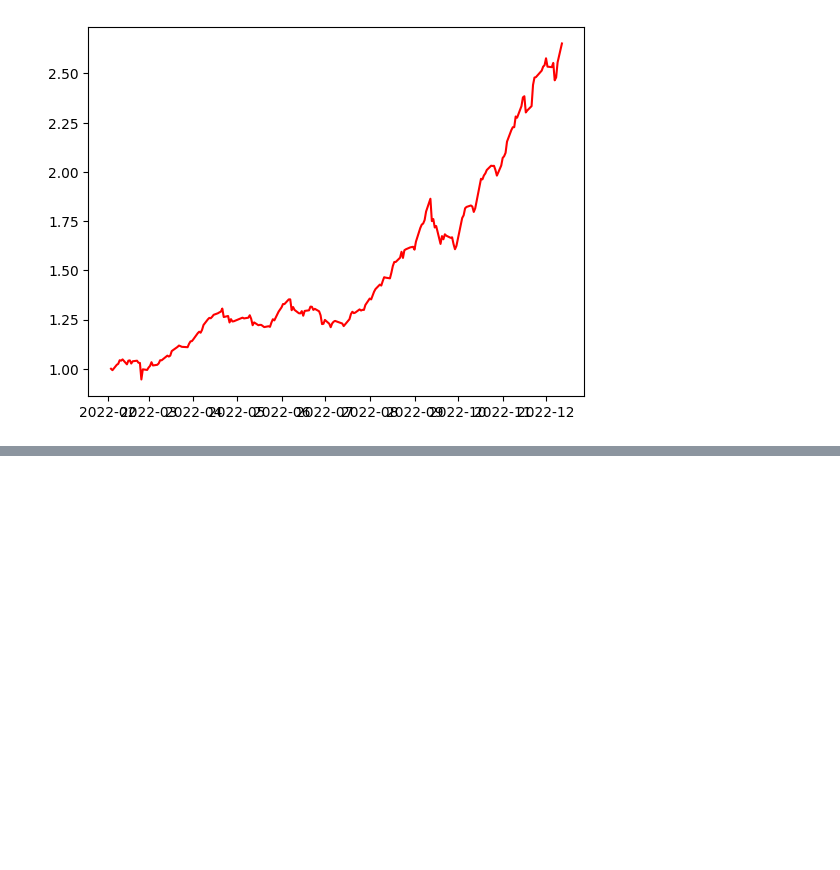
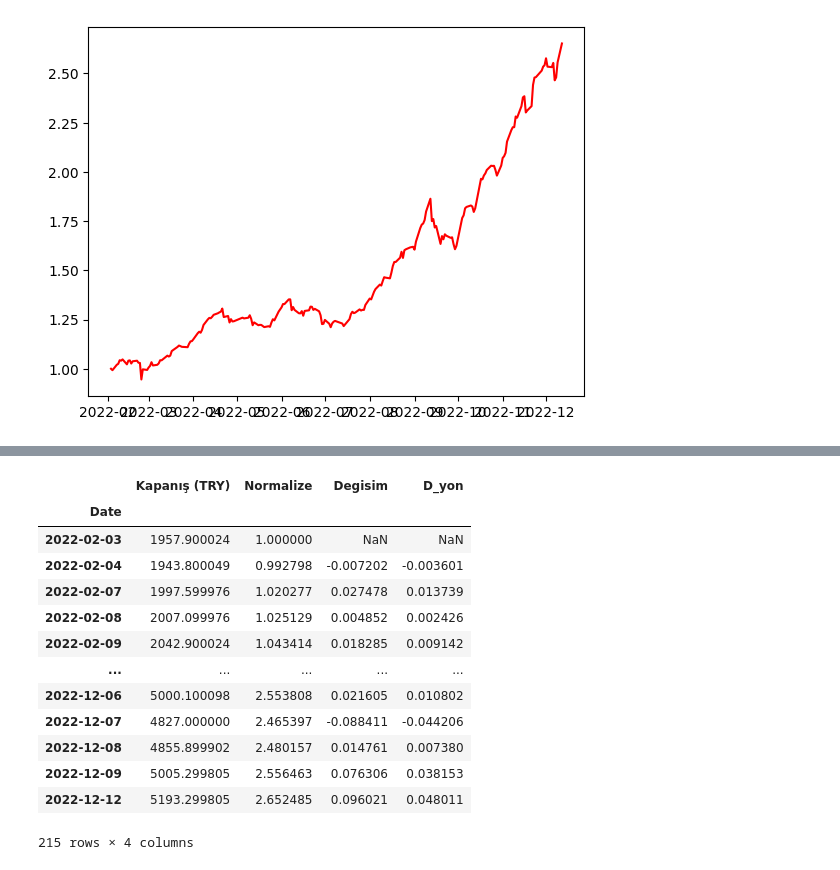
Before and after one commit to Abdulkadir2516/GMKA_Abdulkadir_Yesilkaya, a Jupyter notebook: Python_Hatırlatma.ipynb, the cells around one changed output, grey strips where cells are left out. Cells and saved outputs as stored; diff of their text form; code cells hidden in the pictures; blank space fills up the shorter version.

```diff
--- a/Python_Hatırlatma.ipynb
+++ b/Python_Hatırlatma.ipynb
@@ -216,0 +243,18 @@ px.line(B100, x=B100.index, y=B100.Normalize,
+# %%
+B100["D_yon"] = B100["Degisim"]/2
+B100
+# %% [output]
+|  | Kapanış (TRY) | Normalize | Degisim | D_yon |
+| Date |  |  |  |  |
+| 2022-02-03 | 1957.900024 | 1.000000 | NaN | NaN |
+| 2022-02-04 | 1943.800049 | 0.992798 | -0.007202 | -0.003601 |
+| 2022-02-07 | 1997.599976 | 1.020277 | 0.027478 | 0.013739 |
+| 2022-02-08 | 2007.099976 | 1.025129 | 0.004852 | 0.002426 |
+| 2022-02-09 | 2042.900024 | 1.043414 | 0.018285 | 0.009142 |
+| ... | ... | ... | ... | ... |
+| 2022-12-06 | 5000.100098 | 2.553808 | 0.021605 | 0.010802 |
+| 2022-12-07 | 4827.000000 | 2.465397 | -0.088411 | -0.044206 |
+| 2022-12-08 | 4855.899902 | 2.480157 | 0.014761 | 0.007380 |
+| 2022-12-09 | 5005.299805 | 2.556463 | 0.076306 | 0.038153 |
+| 2022-12-12 | 5193.299805 | 2.652485 | 0.096021 | 0.048011 |
+215 rows × 4 columns
```
Also changed, not shown: parts of 7 cells of this notebook.
